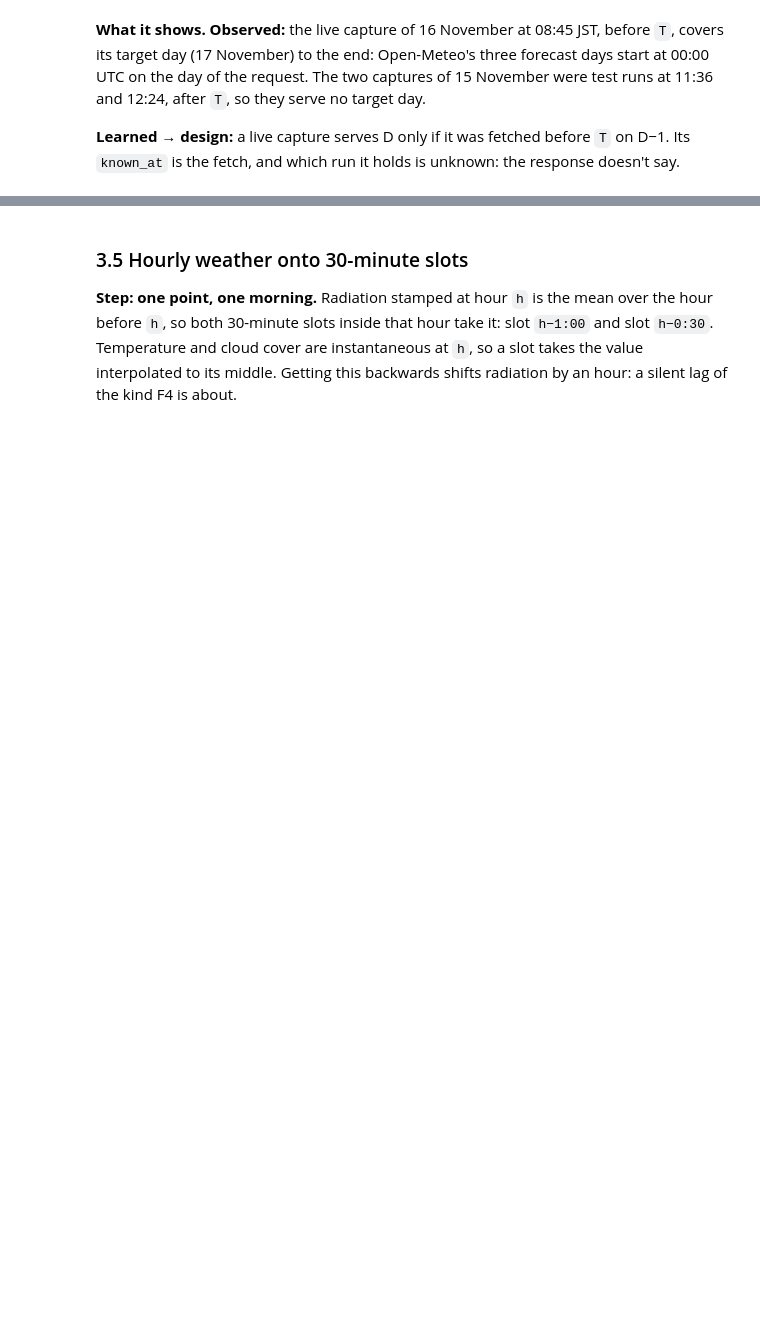
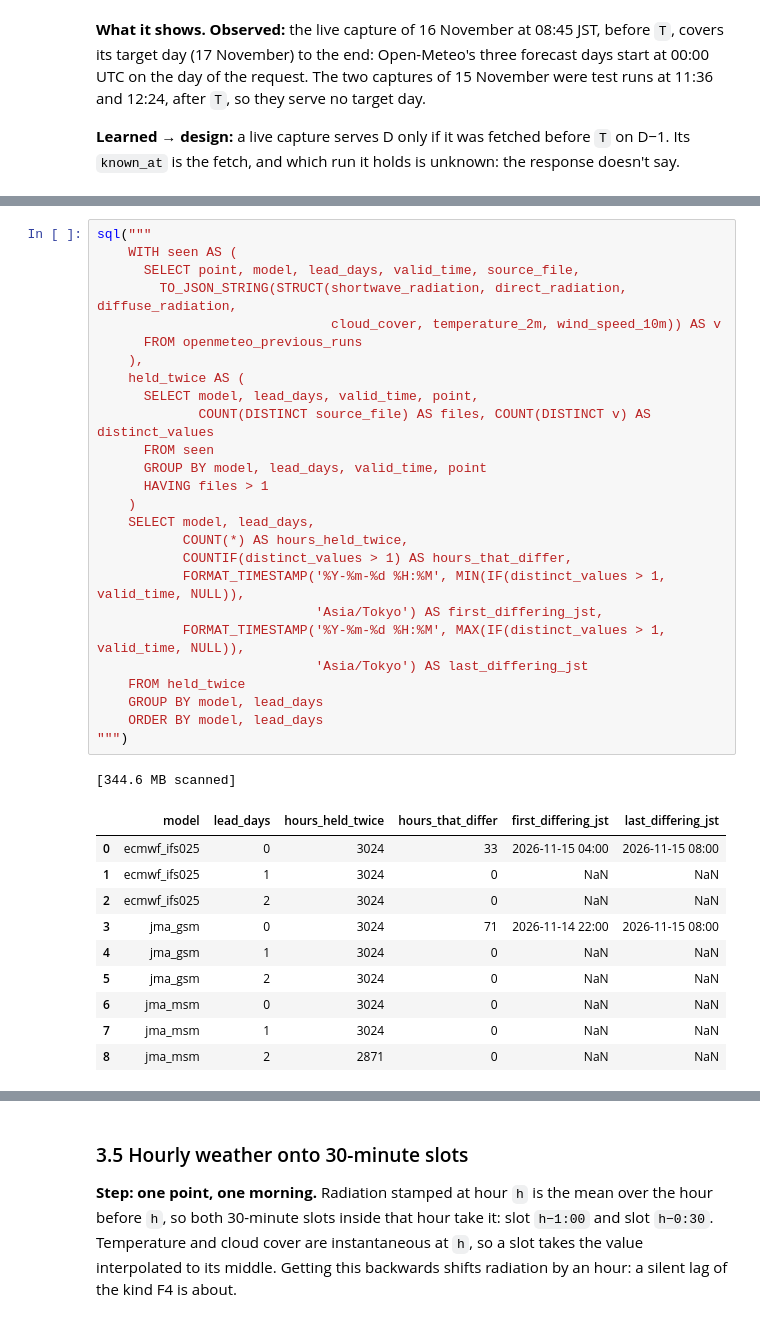
Before and after one commit to iahsanujunda/jtf, a Jupyter notebook: notebooks/04_ods_to_dwd.ipynb, the cells around one changed output, grey strips where cells are left out. Cells and saved outputs as stored; diff of their text form; blank space fills up the shorter version.

```diff
--- a/notebooks/04_ods_to_dwd.ipynb
+++ b/notebooks/04_ods_to_dwd.ipynb
@@ -458,0 +461,38 @@ Single Runs doesn't help yet: its archive stops at 12 September until today's re
+# %%
+sql("""
+    WITH seen AS (
+      SELECT point, model, lead_days, valid_time, source_file,
+        TO_JSON_STRING(STRUCT(shortwave_radiation, direct_radiation, diffuse_radiation,
+                              cloud_cover, temperature_2m, wind_speed_10m)) AS v
+      FROM openmeteo_previous_runs
+    ),
+    held_twice AS (
+      SELECT model, lead_days, valid_time, point,
+             COUNT(DISTINCT source_file) AS files, COUNT(DISTINCT v) AS distinct_values
+      FROM seen
+      GROUP BY model, lead_days, valid_time, point
+      HAVING files > 1
+    )
+    SELECT model, lead_days,
+           COUNT(*) AS hours_held_twice,
+           COUNTIF(distinct_values > 1) AS hours_that_differ,
+           FORMAT_TIMESTAMP('%Y-%m-%d %H:%M', MIN(IF(distinct_values > 1, valid_time, NULL)),
+                            'Asia/Tokyo') AS first_differing_jst,
+           FORMAT_TIMESTAMP('%Y-%m-%d %H:%M', MAX(IF(distinct_values > 1, valid_time, NULL)),
+                            'Asia/Tokyo') AS last_differing_jst
+    FROM held_twice
+    GROUP BY model, lead_days
+    ORDER BY model, lead_days
+""")
+# %% [output]
+[344.6 MB scanned]
+|  | model | lead_days | hours_held_twice | hours_that_differ | first_differing_jst | last_differing_jst |
+| 0 | ecmwf_ifs025 | 0 | 3024 | 33 | 2026-11-15 04:00 | 2026-11-15 08:00 |
+| 1 | ecmwf_ifs025 | 1 | 3024 | 0 | NaN | NaN |
+| 2 | ecmwf_ifs025 | 2 | 3024 | 0 | NaN | NaN |
+| 3 | jma_gsm | 0 | 3024 | 71 | 2026-11-14 22:00 | 2026-11-15 08:00 |
+| 4 | jma_gsm | 1 | 3024 | 0 | NaN | NaN |
+| 5 | jma_gsm | 2 | 3024 | 0 | NaN | NaN |
+| 6 | jma_msm | 0 | 3024 | 0 | NaN | NaN |
+| 7 | jma_msm | 1 | 3024 | 0 | NaN | NaN |
+| 8 | jma_msm | 2 | 2871 | 0 | NaN | NaN |
```
Also changed, not shown: parts of 16 cells of this notebook, 1 other file.
